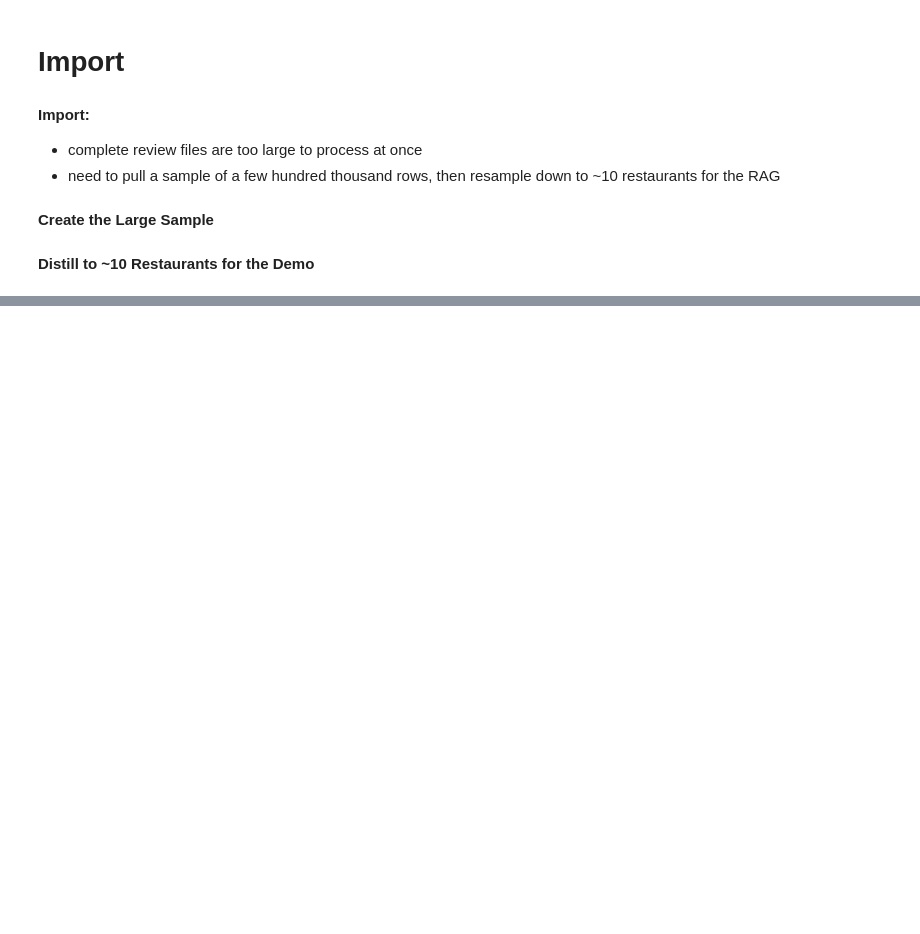
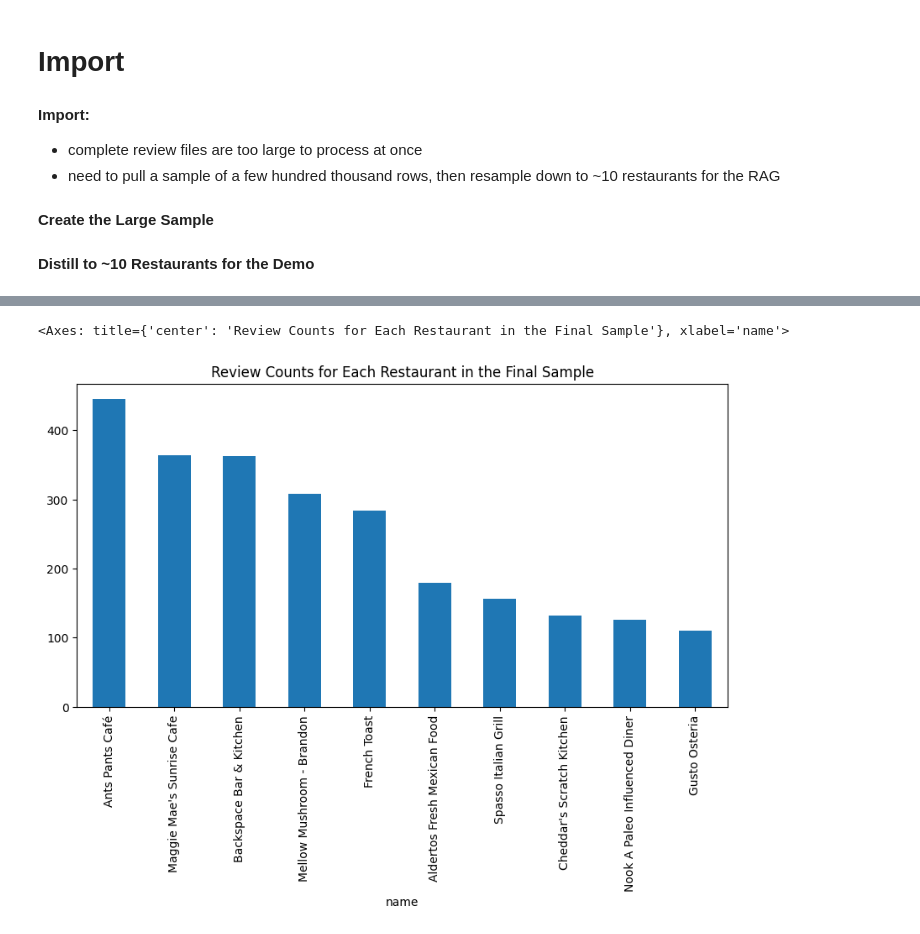
Before and after one commit to jtolsma1/yelp_rag, a Jupyter notebook: notebooks/01_import_reviews.ipynb, the cells around one changed output, grey strips where cells are left out. Saved outputs shown, nothing was run; the diff lists cells and outputs as text; code cells hidden in the pictures; blank space fills up the shorter version.

```diff
--- a/notebooks/01_import_reviews.ipynb
+++ b/notebooks/01_import_reviews.ipynb
@@ -72,0 +77,5 @@ Name: categories, Length: 464172, dtype: object
+# %%
+selected_ids = ids_array[ids_array > 100].sample(10,random_state = 5).index.tolist()
+reviews_df = reviews_sample[reviews_sample["business_id"].isin(selected_ids)]
+print("Restaurants Selected for RAG Demo:")
+reviews_df[["name","city","state"]].drop_duplicates(subset = "name").reset_index(drop = True)
@@ -72,0 +95,7 @@ Name: categories, Length: 464172, dtype: object
+# %%
+(reviews_df.groupby("name")["review_id"].nunique().sort_values(ascending=False)
+ .plot(kind = "bar",title = "Review Counts for Each Restaurant in the Final Sample",figsize = (10,5))
+)
+# %% [output]
+<Axes: title={'center': 'Review Counts for Each Restaurant in the Final Sample'}, xlabel='name'>
+[figure, added]
```
Also changed, not shown: parts of 10 cells of this notebook.
